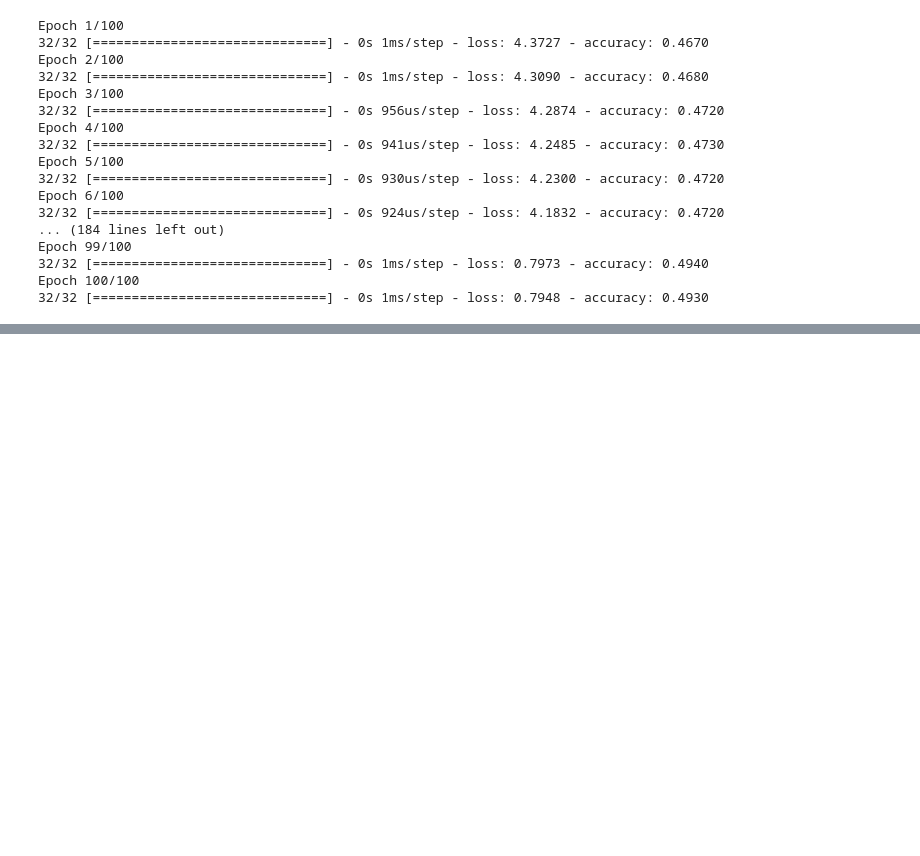
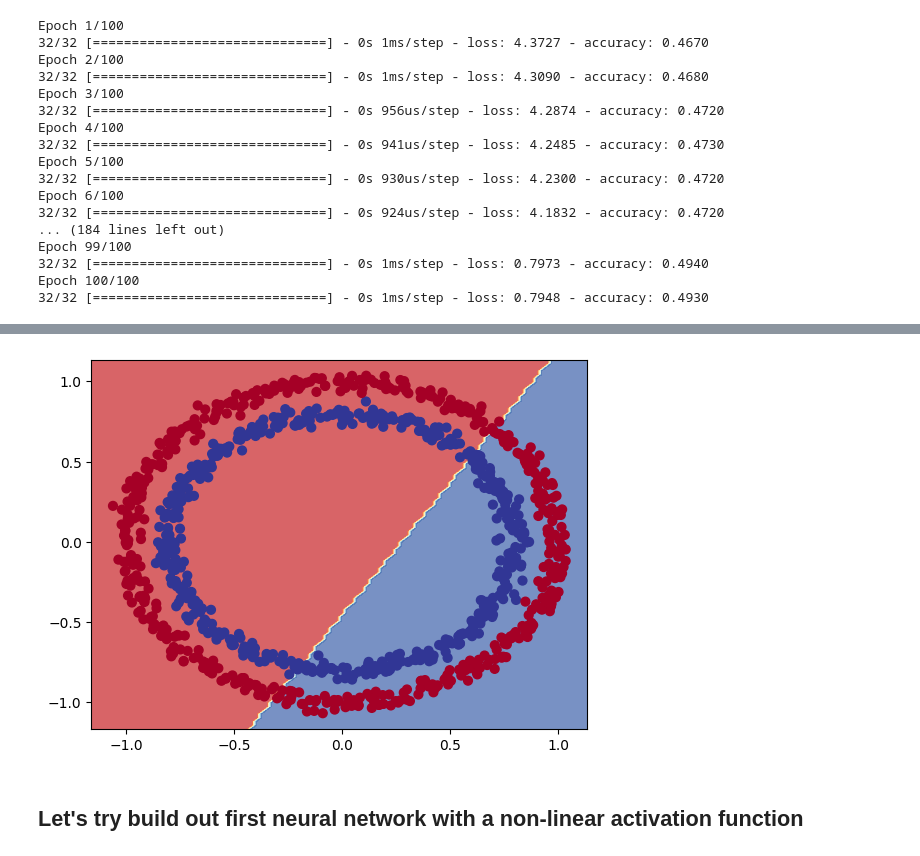
Before and after one commit to Rus-tam/daniel_bourke_course, a Jupyter notebook: notebooks/01_neural_network_classification_with_tensorflow.ipynb, the cells around one changed output, grey strips where cells are left out. Saved outputs shown, nothing was run; the diff lists cells and outputs as text; code cells hidden in the pictures; blank space fills up the shorter version.

Commit message:
non-linearity part 2: Building out first neural network with non-linearity

```diff
--- a/notebooks/01_neural_network_classification_with_tensorflow.ipynb
+++ b/notebooks/01_neural_network_classification_with_tensorflow.ipynb
@@ -399,0 +398,4 @@ plt.scatter(X[:, 0], X[:, 1], c=y, cmap=plt.cm.RdYlBu);
+# %%
+# Check the dicision boundary for our latest model
+plot_decision_boundary(model=model_4, X=X, y=y)
+# %% [output]
@@ -399,0 +404,3 @@ plt.scatter(X[:, 0], X[:, 1], c=y, cmap=plt.cm.RdYlBu);
+[figure, added]
+# %% [markdown]
+## Let's try build out first neural network with a non-linear activation function
```
Also changed, not shown: parts of 6 cells of this notebook.
